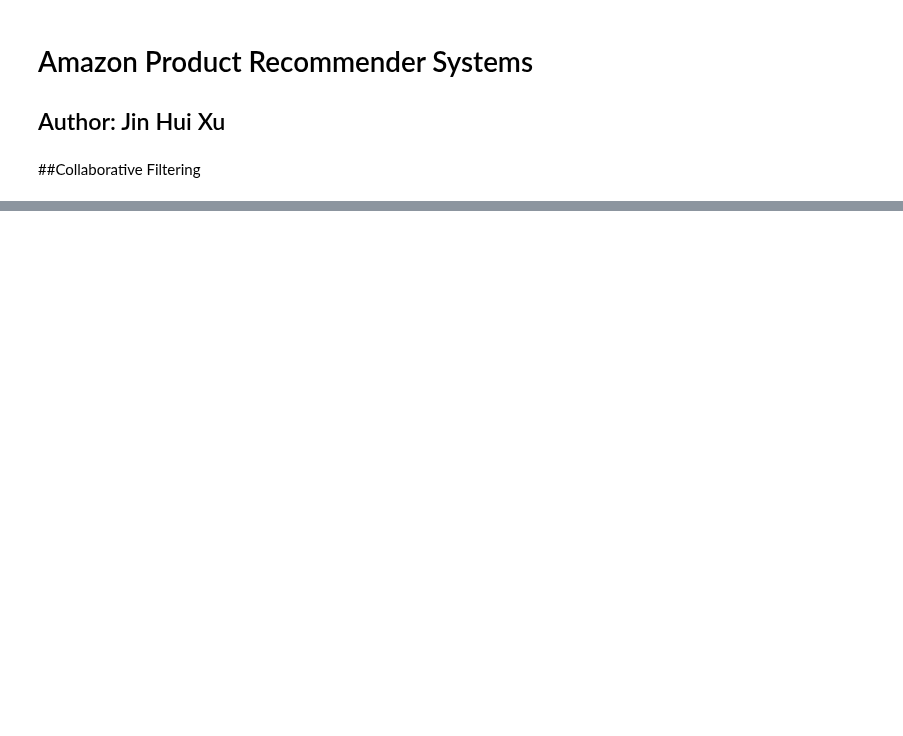
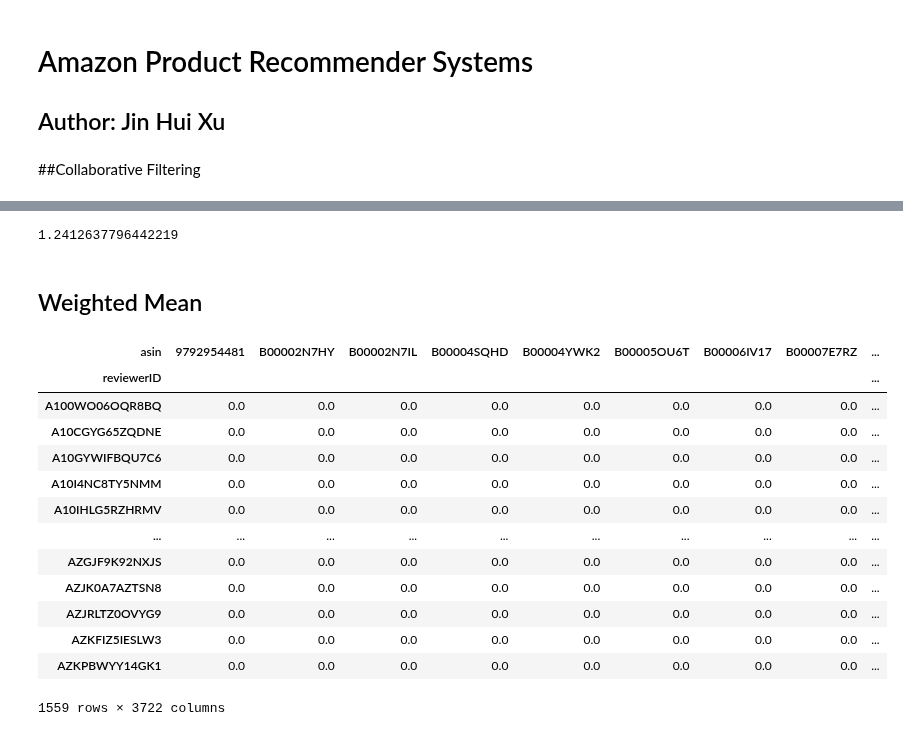
Before and after one commit to DATA-606-SPRING-2022/Jin_DATA606, a Jupyter notebook: ipynb/DATA606_Part2_CollaborativeRecommender.ipynb, the cells around one changed output, grey strips where cells are left out. Drawn from its saved outputs; the diff is of its cells as text; code cells hidden in the pictures; blank space fills up the shorter version.

```diff
--- a/ipynb/DATA606_Part2_CollaborativeRecommender.ipynb
+++ b/ipynb/DATA606_Part2_CollaborativeRecommender.ipynb
@@ -106,0 +164,26 @@ X_train, X_test, y_train, y_test = train_test_split(X, y, test_size = 0.5, strat
+# %%
+#Compute RMSE for the Mean model
+score(cf_user_mean)
+# %% [output]
+1.2412637796442219
+# %% [markdown]
+## Weighted Mean
+# %%
+r_matrix_dummy = r_matrix.copy().fillna(0)
+# %%
+r_matrix_dummy
+# %% [output]
+| asin | 9792954481 | B00002N7HY | B00002N7IL | B00004SQHD | B00004YWK2 | B00005OU6T | B00006IV17 | B00007E7RZ | ... |
+| reviewerID |  |  |  |  |  |  |  |  | ... |
+| A100WO06OQR8BQ | 0.0 | 0.0 | 0.0 | 0.0 | 0.0 | 0.0 | 0.0 | 0.0 | ... |
+| A10CGYG65ZQDNE | 0.0 | 0.0 | 0.0 | 0.0 | 0.0 | 0.0 | 0.0 | 0.0 | ... |
+| A10GYWIFBQU7C6 | 0.0 | 0.0 | 0.0 | 0.0 | 0.0 | 0.0 | 0.0 | 0.0 | ... |
+| A10I4NC8TY5NMM | 0.0 | 0.0 | 0.0 | 0.0 | 0.0 | 0.0 | 0.0 | 0.0 | ... |
+| A10IHLG5RZHRMV | 0.0 | 0.0 | 0.0 | 0.0 | 0.0 | 0.0 | 0.0 | 0.0 | ... |
+| ... | ... | ... | ... | ... | ... | ... | ... | ... | ... |
+| AZGJF9K92NXJS | 0.0 | 0.0 | 0.0 | 0.0 | 0.0 | 0.0 | 0.0 | 0.0 | ... |
+| AZJK0A7AZTSN8 | 0.0 | 0.0 | 0.0 | 0.0 | 0.0 | 0.0 | 0.0 | 0.0 | ... |
+| AZJRLTZ0OVYG9 | 0.0 | 0.0 | 0.0 | 0.0 | 0.0 | 0.0 | 0.0 | 0.0 | ... |
+| AZKFIZ5IESLW3 | 0.0 | 0.0 | 0.0 | 0.0 | 0.0 | 0.0 | 0.0 | 0.0 | ... |
+| AZKPBWYY14GK1 | 0.0 | 0.0 | 0.0 | 0.0 | 0.0 | 0.0 | 0.0 | 0.0 | ... |
+1559 rows × 3722 columns
```
Also changed, not shown: parts of 23 cells of this notebook.
